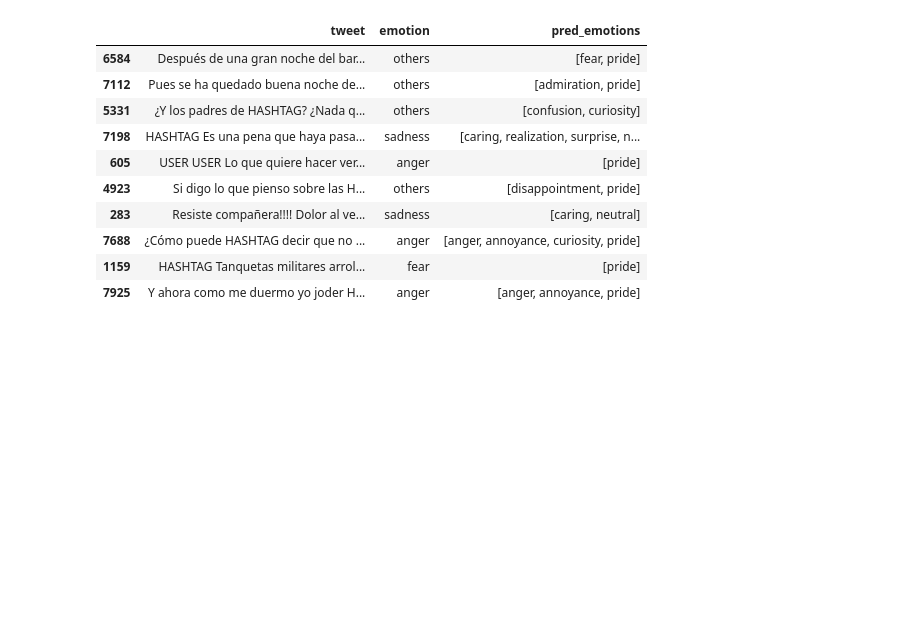
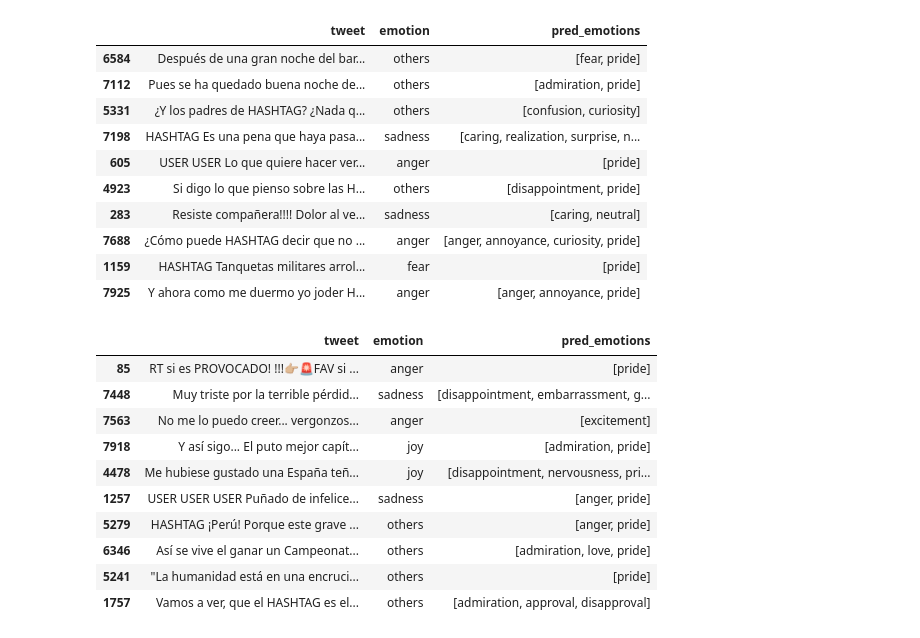
Before and after one commit to Raulinho-A/feel-track, a Jupyter notebook: notebooks/raa/0.3-rra-eda.ipynb, the cells around one changed output. Drawn from its saved outputs; the diff is of its cells as text; code cells hidden in the pictures; blank space fills up the shorter version.

Commit message:
random samples

```diff
--- a/notebooks/raa/0.3-rra-eda.ipynb
+++ b/notebooks/raa/0.3-rra-eda.ipynb
@@ -185,3 +185,17 @@ pl.show_full_dataset(emo_event_df[["tweet", "emotion", "pred_emotions"]].sample(
 | 7688 | ¿Cómo puede HASHTAG decir que no ... | anger | [anger, annoyance, curiosity, pride] |
 | 1159 | HASHTAG Tanquetas militares arrol... | fear | [pride] |
 | 7925 | Y ahora como me duermo yo joder H... | anger | [anger, annoyance, pride] |
+# %%
+pl.show_full_dataset(emo_event_df[["tweet", "emotion", "pred_emotions"]].sample(10, random_state=40))
+# %% [output]
+|  | tweet | emotion | pred_emotions |
+| 85 | RT si es PROVOCADO! !!!👉🏼🚨FAV si ... | anger | [pride] |
+| 7448 | Muy triste por la terrible pérdid... | sadness | [disappointment, embarrassment, g... |
+| 7563 | No me lo puedo creer... vergonzos... | anger | [excitement] |
+| 7918 | Y así sigo... El puto mejor capít... | joy | [admiration, pride] |
+| 4478 | Me hubiese gustado una España teñ... | joy | [disappointment, nervousness, pri... |
+| 1257 | USER USER USER Puñado de infelice... | sadness | [anger, pride] |
+| 5279 | HASHTAG ¡Perú! Porque este grave ... | others | [anger, pride] |
+| 6346 | Así se vive el ganar un Campeonat... | others | [admiration, love, pride] |
+| 5241 | "La humanidad está en una encruci... | others | [pride] |
+| 1757 | Vamos a ver, que el HASHTAG es el... | others | [admiration, approval, disapproval] |
```
Also changed, not shown: parts of 1 cell of this notebook.
